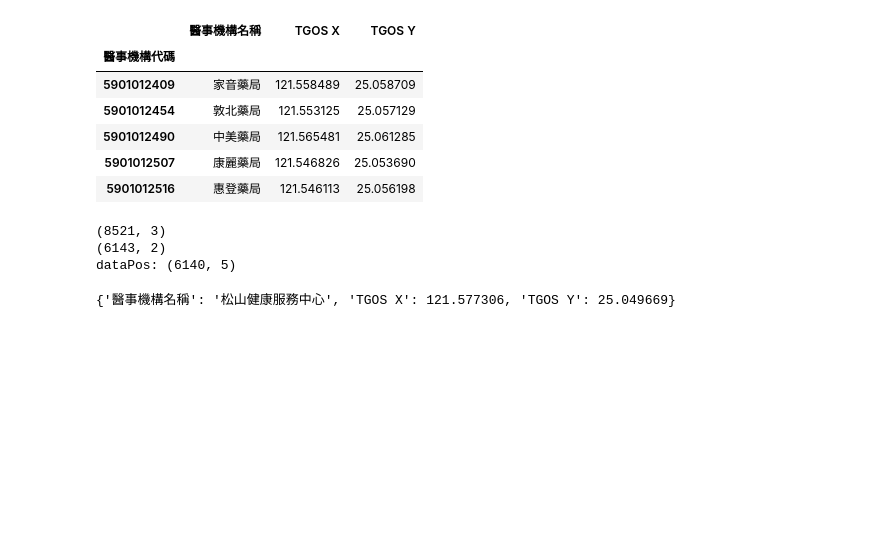
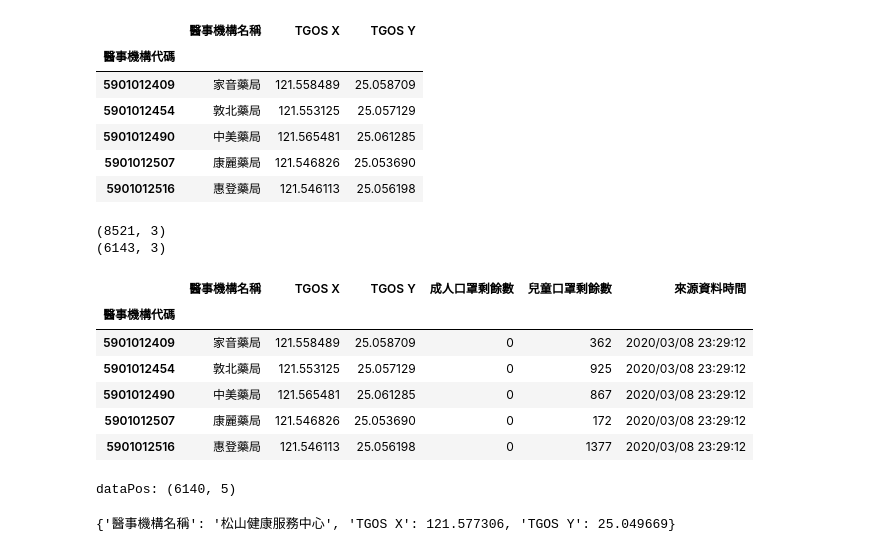
Before and after one commit to alanhc/mask, a Jupyter notebook: create_search_table.ipynb, the cells around one changed output. Cells and saved outputs as stored; diff of their text form; code cells hidden in the pictures; blank space fills up the shorter version.

```diff
--- a/json_sreach_table.ipynb
+++ b/create_search_table.ipynb
@@ -43,16 +43,28 @@ dataPos.head()
 | 5901012490 | 中美藥局 | 121.565481 | 25.061285 |
 | 5901012507 | 康麗藥局 | 121.546826 | 25.053690 |
 | 5901012516 | 惠登藥局 | 121.546113 | 25.056198 |
+# %%
+print(dataPos.shape)
+print(maskData.shape)
+# %% [output]
+(8521, 3)
+(6143, 3)
 # %%
-print(dataPos.shape)
-print(maskData.shape)
 result = pd.concat([dataPos, maskData], axis=1, join='inner')
-result.dropna(axis=0)
-print('dataPos:',result.shape)
+result.head()
 # %% [output]
-(8521, 3)
-(6143, 2)
-dataPos: (6140, 5)
+|  | 醫事機構名稱 | TGOS X | TGOS Y | 成人口罩剩餘數 | 兒童口罩剩餘數 | 來源資料時間 |
+| 醫事機構代碼 |  |  |  |  |  |  |
+| 5901012409 | 家音藥局 | 121.558489 | 25.058709 | 0 | 362 | 2020/03/08 23:29:12 |
+| 5901012454 | 敦北藥局 | 121.553125 | 25.057129 | 0 | 925 | 2020/03/08 23:29:12 |
+| 5901012490 | 中美藥局 | 121.565481 | 25.061285 | 0 | 867 | 2020/03/08 23:29:12 |
+| 5901012507 | 康麗藥局 | 121.546826 | 25.053690 | 0 | 172 | 2020/03/08 23:29:12 |
+| 5901012516 | 惠登藥局 | 121.546113 | 25.056198 | 0 | 1377 | 2020/03/08 23:29:12 |
+# %%
+result.dropna(axis=0)
+print('dataPos:',result.shape)
+# %% [output]
+dataPos: (6140, 5)
 # %%
 result.to_csv('result.csv')
 # %%
```
Also changed, not shown: parts of 1 cell of this notebook, 1 other file.
